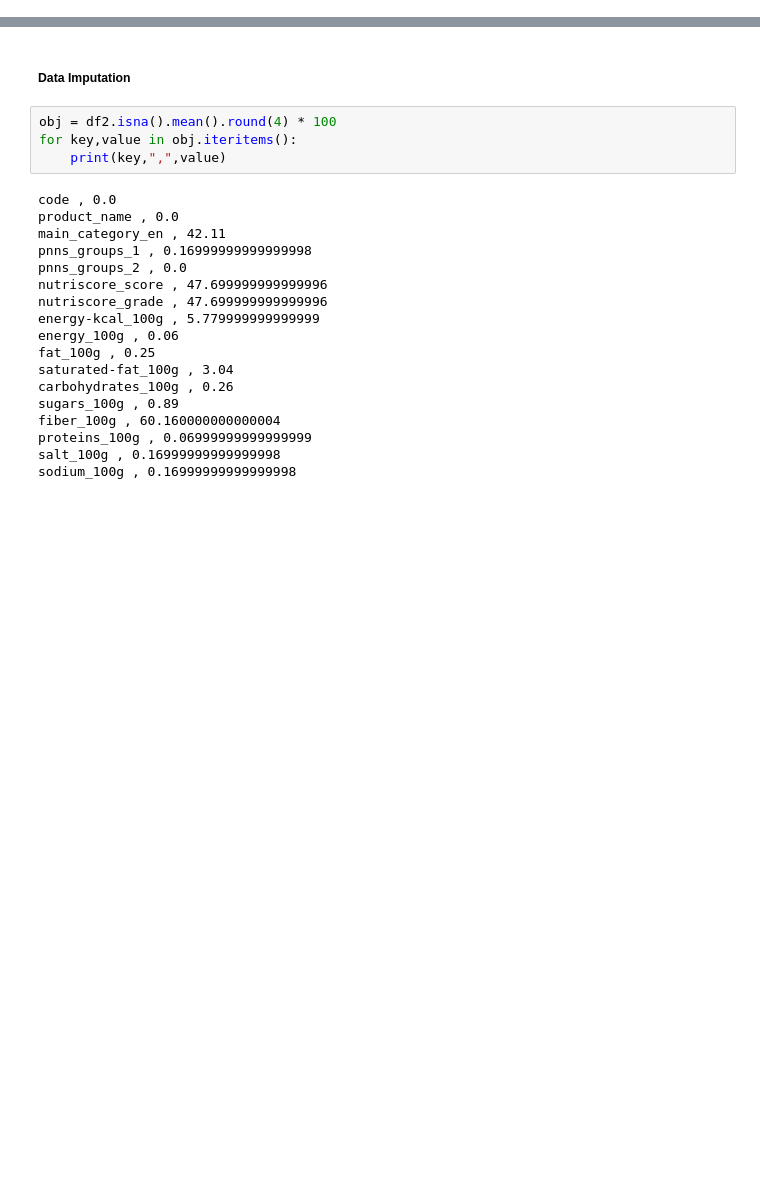
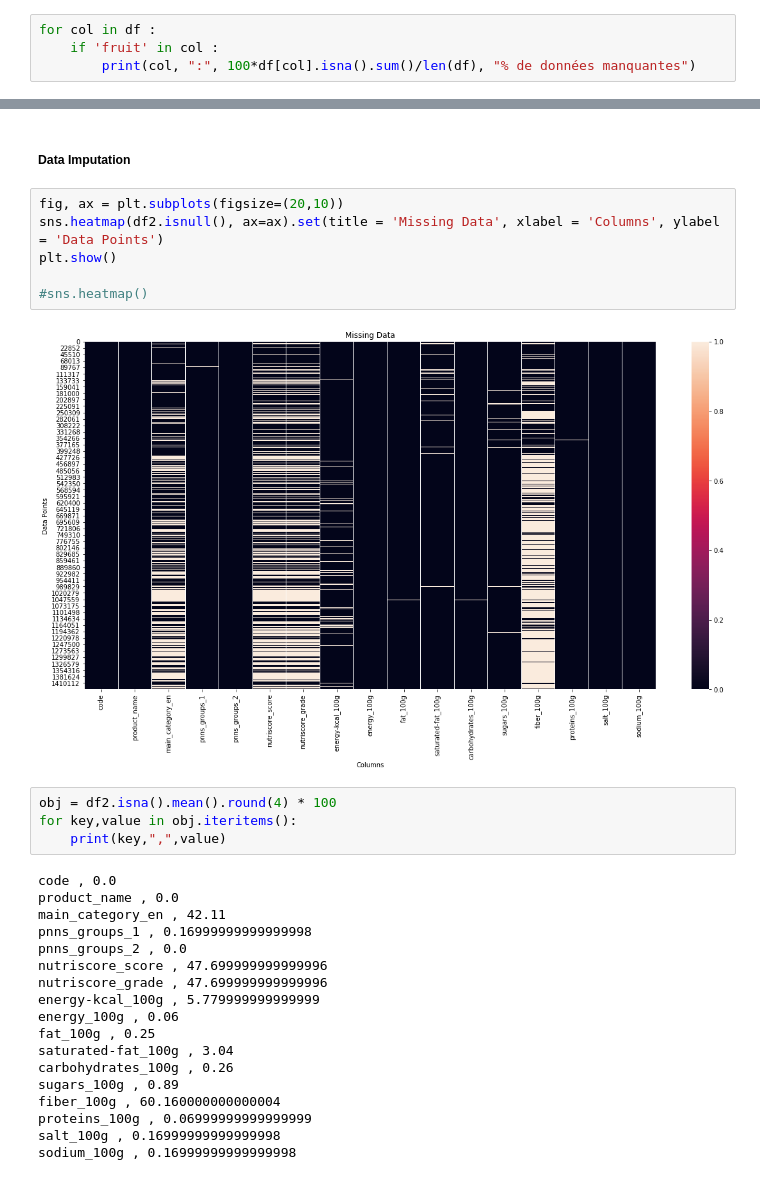
Before and after one commit to mariusbiteau/Groceries-Nutriscore-Prediction, a Jupyter notebook: Cleaning_Groceries-Nutriscore-Prediction.ipynb, the cells around one changed output, grey strips where cells are left out. Cells and saved outputs as stored; diff of their text form; blank space fills up the shorter version.

```diff
--- a/Cleaning_Groceries-Nutriscore-Prediction.ipynb
+++ b/Cleaning_Groceries-Nutriscore-Prediction.ipynb
@@ -161,0 +179,4 @@ nutrition-score-fr_100g , 59.63
+# %%
+for col in df :
+    if 'fruit' in col :
+        print(col, ":", 100*df[col].isna().sum()/len(df), "% de données manquantes")
@@ -259,6 +286,14 @@ df_macro.describe()
 | max | 1.959980e+09 | 8.200555e+09 | 1.400000e+03 | 1.360000e+14 | 2.834000e+03 | 1.350000e+03 | ... |
 # %% [markdown]
 ##### Data Imputation
+# %%
+fig, ax = plt.subplots(figsize=(20,10))
+sns.heatmap(df2.isnull(), ax=ax).set(title = 'Missing Data', xlabel = 'Columns', ylabel = 'Data Points')
+plt.show()
+
+#sns.heatmap()
+# %% [output]
+[figure, added]
 # %%
 obj = df2.isna().mean().round(4) * 100
 for key,value in obj.iteritems():
```
Also changed, not shown: parts of 10 cells of this notebook, 1 other file.
